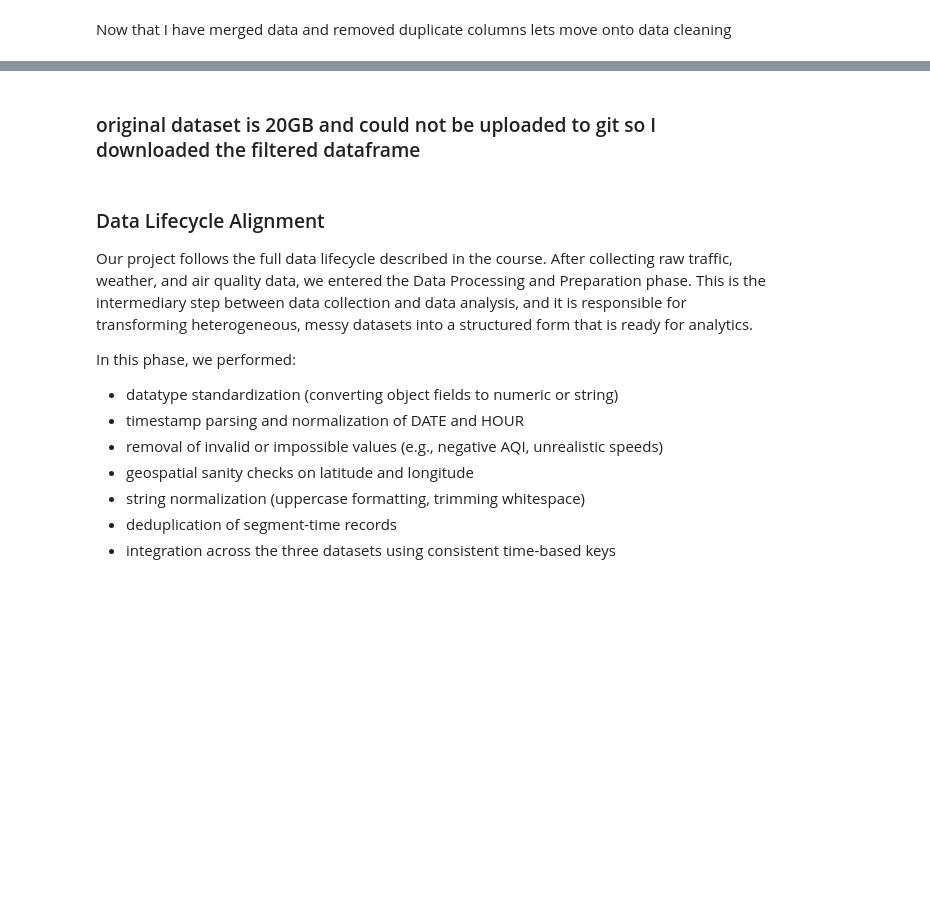
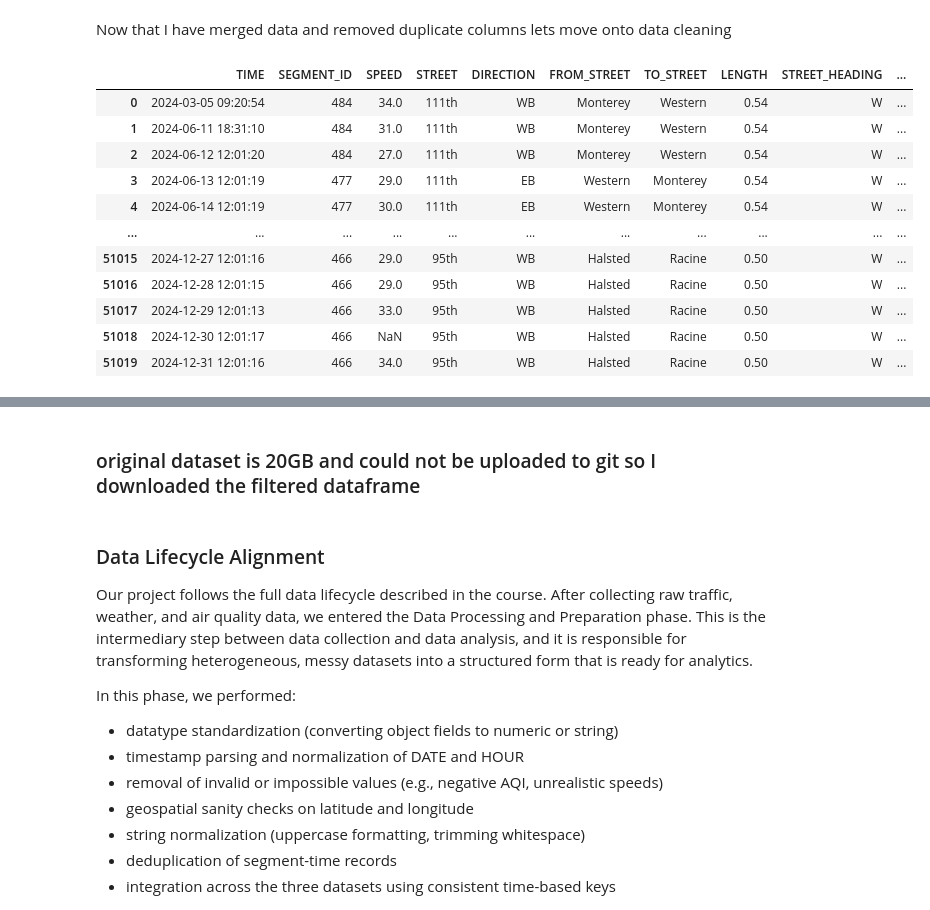
Before and after one commit to rishabhshahh/is477, a Jupyter notebook: Project.ipynb, the cells around one changed output, grey strips where cells are left out. Drawn from its saved outputs; the diff is of its cells as text; code cells hidden in the pictures; blank space fills up the shorter version.

Commit message:
adding some game plan aspect on how to approach proejct and some additional information on data cleaning methods

```diff
--- a/Project.ipynb
+++ b/Project.ipynb
@@ -29,11 +29,11 @@ This is just air and weather data. For Air Quality I only pulled the ones that w
 # %% [markdown]
 *Data lifecycle collect data*
 # %%
-dfAir = pd.read_csv("Air.csv")
+dfAir = pd.read_csv("RawData/Air.csv")
 AirChicago = dfAir[dfAir['City'] == 'Chicago']
 AirChicago["Date"] = pd.to_datetime(AirChicago["Date"], errors="coerce")
 AirChicago = AirChicago[AirChicago["Date"].dt.year == 2024]
-dfWeather = pd.read_csv("Weather.csv")
+dfWeather = pd.read_csv("RawData/Weather.csv")
 dfWeather = dfWeather[dfWeather["YEAR"]== 2024]
 # %% [output]
 A value is trying to be set on a copy of a slice from a DataFrame.
@@ -180,2 +186,78 @@ final_df = final_df[['TIME', 'SEGMENT_ID', 'SPEED', 'STREET', 'DIRECTION', 'FROM
+# %%
+final_df_uncleaned = final_df
 # %% [markdown]
 Now that I have merged data and removed duplicate columns lets move onto data cleaning
+# %%
+import pandas as pd
+import numpy as np
+
+def clean_final_df(df):
+    df = df.copy()
+
+    df["TIME"] = pd.to_datetime(df["TIME"], errors="coerce")
+
+    text_cols = [
+        "STREET", "DIRECTION", "FROM_STREET", "TO_STREET",
+        "STREET_HEADING", "COMMENTS", "START_LOCATION", "END_LOCATION"
+    ]
+    for c in text_cols:
+        if c in df.columns:
+            df[c] = (
+                df[c]
+                .astype("string")
+                .str.strip()
+                .str.replace(r"\s+", " ", regex=True)
+            )
+    for c in ["DIRECTION", "STREET_HEADING"]:
+        if c in df.columns:
+            df[c] = df[c].str.upper()
+
+    numeric_cols = [
+        "SPEED", "LENGTH", "BUS_COUNT", "MESSAGE_COUNT", "RECORD_ID",
+        "START_LATITUDE", "START_LONGITUDE", "END_LATITUDE", "END_LONGITUDE",
+        "TEMP", "PRCP", "HMDT", "WND_SPD", "ATM_PRESS",
+        "Pm2.5", "Pm10", "No2", "So2", "Co", "Aqi"
+    ]
+    for c in numeric_cols:
+        if c in df.columns:
+            df[c] = pd.to_numeric(df[c], errors="coerce")
+
+    if "SPEED" in df.columns:
+        df.loc[(df["SPEED"] < 0) | (df["SPEED"] > 120), "SPEED"] = np.nan
+    if "LENGTH" in df.columns:
+        df.loc[df["LENGTH"] <= 0, "LENGTH"] = np.nan
+    for c in ["BUS_COUNT", "MESSAGE_COUNT"]:
+        if c in df.columns:
+            df.loc[df[c] < 0, c] = np.nan
+
+    for c in ["TEMP", "PRCP", "HMDT", "WND_SPD", "ATM_PRESS",
+              "Pm2.5", "Pm10", "No2", "So2", "Co", "Aqi"]:
+        if c in df.columns:
+            df.loc[df[c] < 0, c] = np.nan
+
+    df = df.drop_duplicates(subset=["TIME", "SEGMENT_ID"], keep="first")
+
+    if "TIME" in df.columns:
+        df["DATE"] = df["TIME"].dt.date
+        df["YEAR"] = df["TIME"].dt.year
+        df["MONTH"] = df["TIME"].dt.month
+        df["DAY_OF_WEEK"] = df["TIME"].dt.day_name()
+        df["HOUR"] = df["TIME"].dt.hour
+
+    return df
+
+final_df_cleaned = clean_final_df(final_df_uncleaned)
+final_df_cleaned
+# %% [output]
+|  | TIME | SEGMENT_ID | SPEED | STREET | DIRECTION | FROM_STREET | TO_STREET | LENGTH | STREET_HEADING | ... |
+| 0 | 2024-03-05 09:20:54 | 484 | 34.0 | 111th | WB | Monterey | Western | 0.54 | W | ... |
+| 1 | 2024-06-11 18:31:10 | 484 | 31.0 | 111th | WB | Monterey | Western | 0.54 | W | ... |
+| 2 | 2024-06-12 12:01:20 | 484 | 27.0 | 111th | WB | Monterey | Western | 0.54 | W | ... |
+| 3 | 2024-06-13 12:01:19 | 477 | 29.0 | 111th | EB | Western | Monterey | 0.54 | W | ... |
+| 4 | 2024-06-14 12:01:19 | 477 | 30.0 | 111th | EB | Western | Monterey | 0.54 | W | ... |
+| ... | ... | ... | ... | ... | ... | ... | ... | ... | ... | ... |
+| 51015 | 2024-12-27 12:01:16 | 466 | 29.0 | 95th | WB | Halsted | Racine | 0.50 | W | ... |
+| 51016 | 2024-12-28 12:01:15 | 466 | 29.0 | 95th | WB | Halsted | Racine | 0.50 | W | ... |
+| 51017 | 2024-12-29 12:01:13 | 466 | 33.0 | 95th | WB | Halsted | Racine | 0.50 | W | ... |
+| 51018 | 2024-12-30 12:01:17 | 466 | NaN | 95th | WB | Halsted | Racine | 0.50 | W | ... |
+| 51019 | 2024-12-31 12:01:16 | 466 | 34.0 | 95th | WB | Halsted | Racine | 0.50 | W | ... |
```
Also changed, not shown: parts of 8 cells of this notebook, 20 other files.
